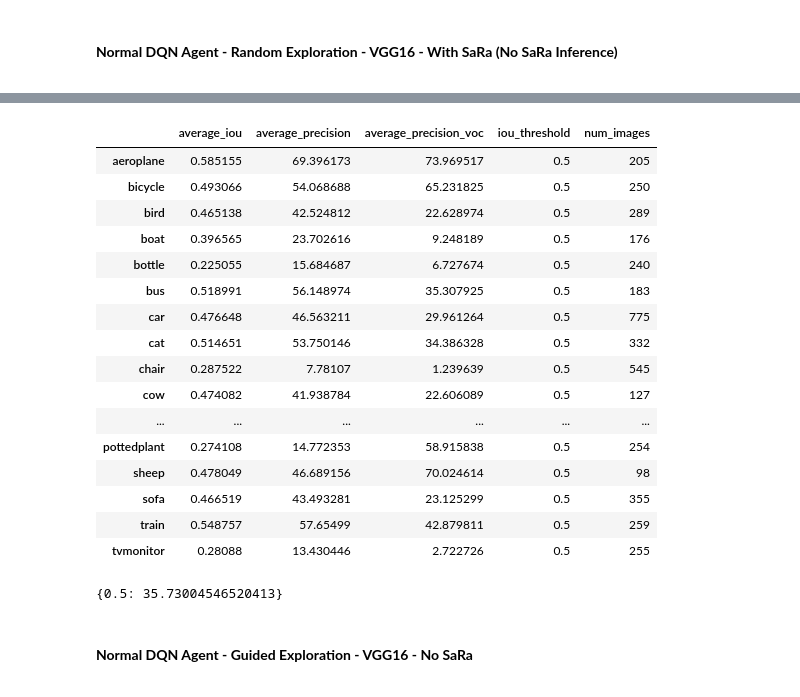
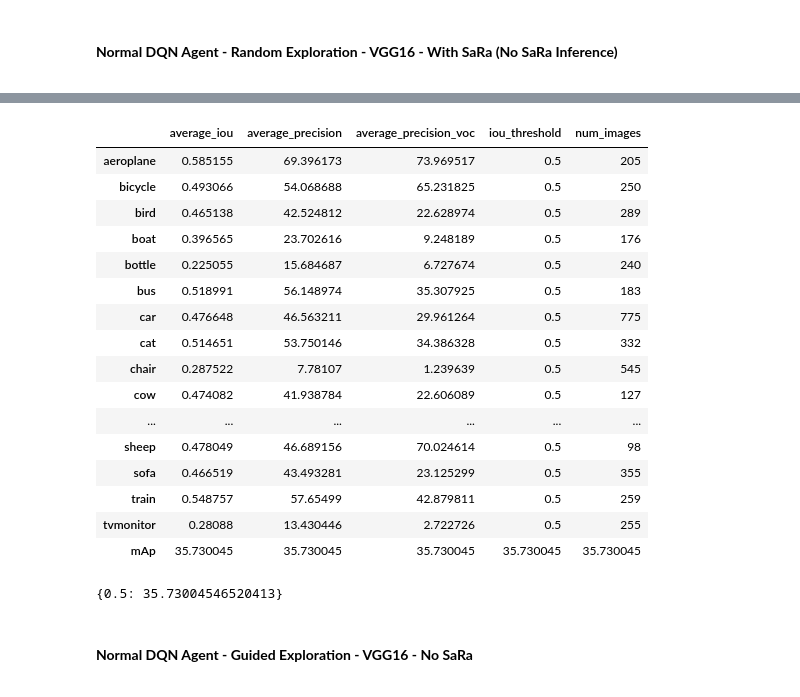
Before and after one commit to mbar0075/SaRLVision, a Jupyter notebook: Experiments/RL Agent Training/Evaluation.ipynb, the cells around one changed output, grey strips where cells are left out. Cells and saved outputs as stored; diff of their text form; code cells hidden in the pictures.

```diff
--- a/Experiments/RL Agent Training/Evaluation.ipynb
+++ b/Experiments/RL Agent Training/Evaluation.ipynb
@@ -365,26 +365,26 @@ Epoch 1 done for class sofa.
 ****************************************************************************************************
 # %%
 name = "Normal DQN - Random Explore - VGG16 - With SaRa (No SaRa Inference)"
-dfs, mAps = calculate_detection_metrics('evaluation_results/' + name, save_path=None)
+dfs, mAps = calculate_detection_metrics('evaluation_results/' + name, save_path='evaluation_results/' + name + '/tables/')
 print(mAps)
 # %% [output]
 |  | average_iou | average_precision | average_precision_voc | iou_threshold | num_images |
 | aeroplane | 0.585155 | 69.396173 | 73.969517 | 0.5 | 205 |
 | bicycle | 0.493066 | 54.068688 | 65.231825 | 0.5 | 250 |
 | bird | 0.465138 | 42.524812 | 22.628974 | 0.5 | 289 |
 | boat | 0.396565 | 23.702616 | 9.248189 | 0.5 | 176 |
 | bottle | 0.225055 | 15.684687 | 6.727674 | 0.5 | 240 |
 | bus | 0.518991 | 56.148974 | 35.307925 | 0.5 | 183 |
 | car | 0.476648 | 46.563211 | 29.961264 | 0.5 | 775 |
 | cat | 0.514651 | 53.750146 | 34.386328 | 0.5 | 332 |
 | chair | 0.287522 | 7.78107 | 1.239639 | 0.5 | 545 |
 | cow | 0.474082 | 41.938784 | 22.606089 | 0.5 | 127 |
 | ... | ... | ... | ... | ... | ... |
-| pottedplant | 0.274108 | 14.772353 | 58.915838 | 0.5 | 254 |
 | sheep | 0.478049 | 46.689156 | 70.024614 | 0.5 | 98 |
 | sofa | 0.466519 | 43.493281 | 23.125299 | 0.5 | 355 |
 | train | 0.548757 | 57.65499 | 42.879811 | 0.5 | 259 |
 | tvmonitor | 0.28088 | 13.430446 | 2.722726 | 0.5 | 255 |
+| mAp | 35.730045 | 35.730045 | 35.730045 | 35.730045 | 35.730045 |
 {0.5: 35.73004546520413}
 # %% [markdown]
 **<h4> Normal DQN Agent - Guided Exploration - VGG16 - No SaRa </h4>**
```
Also changed, not shown: parts of 11 cells of this notebook, 21 other files.
